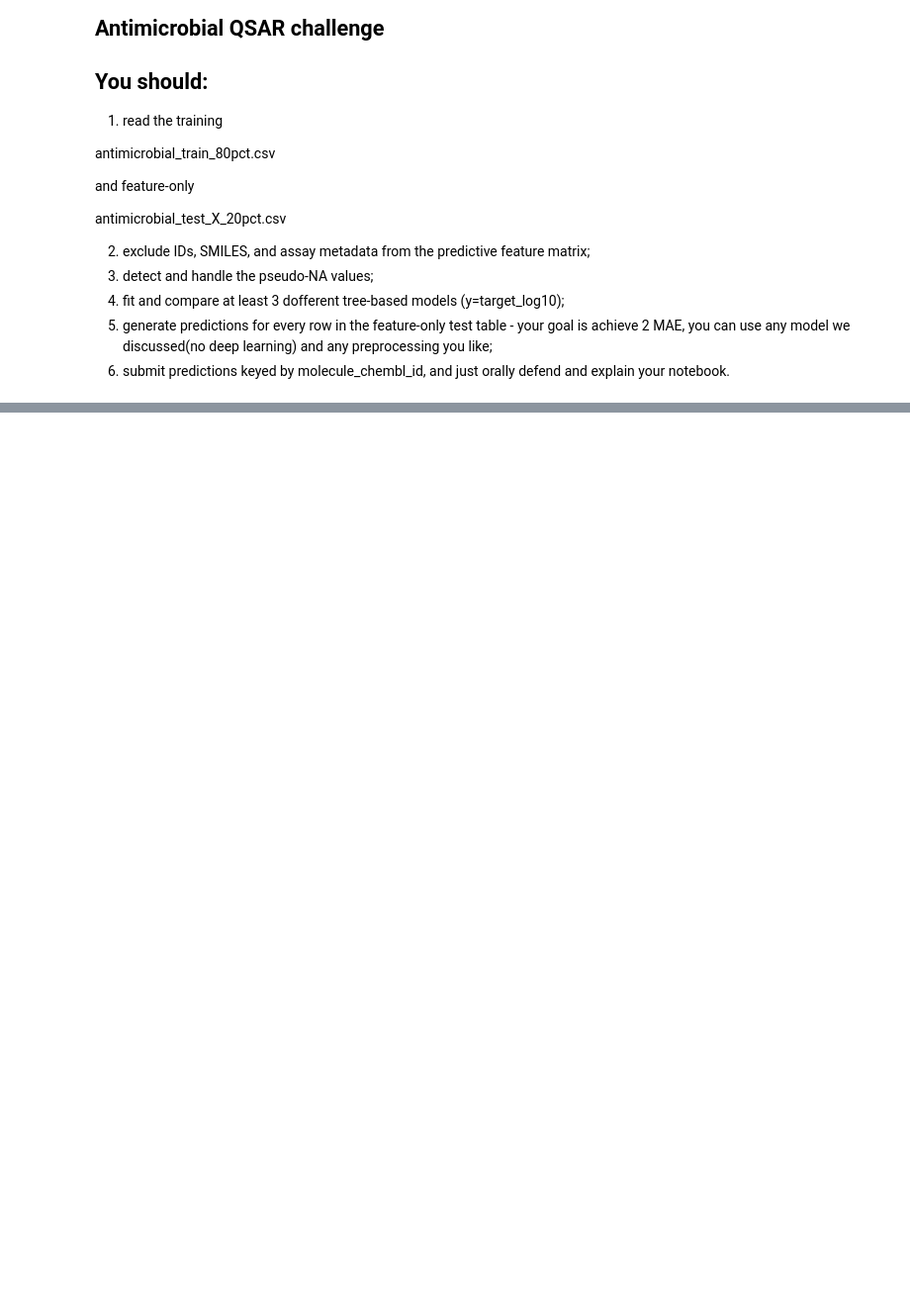
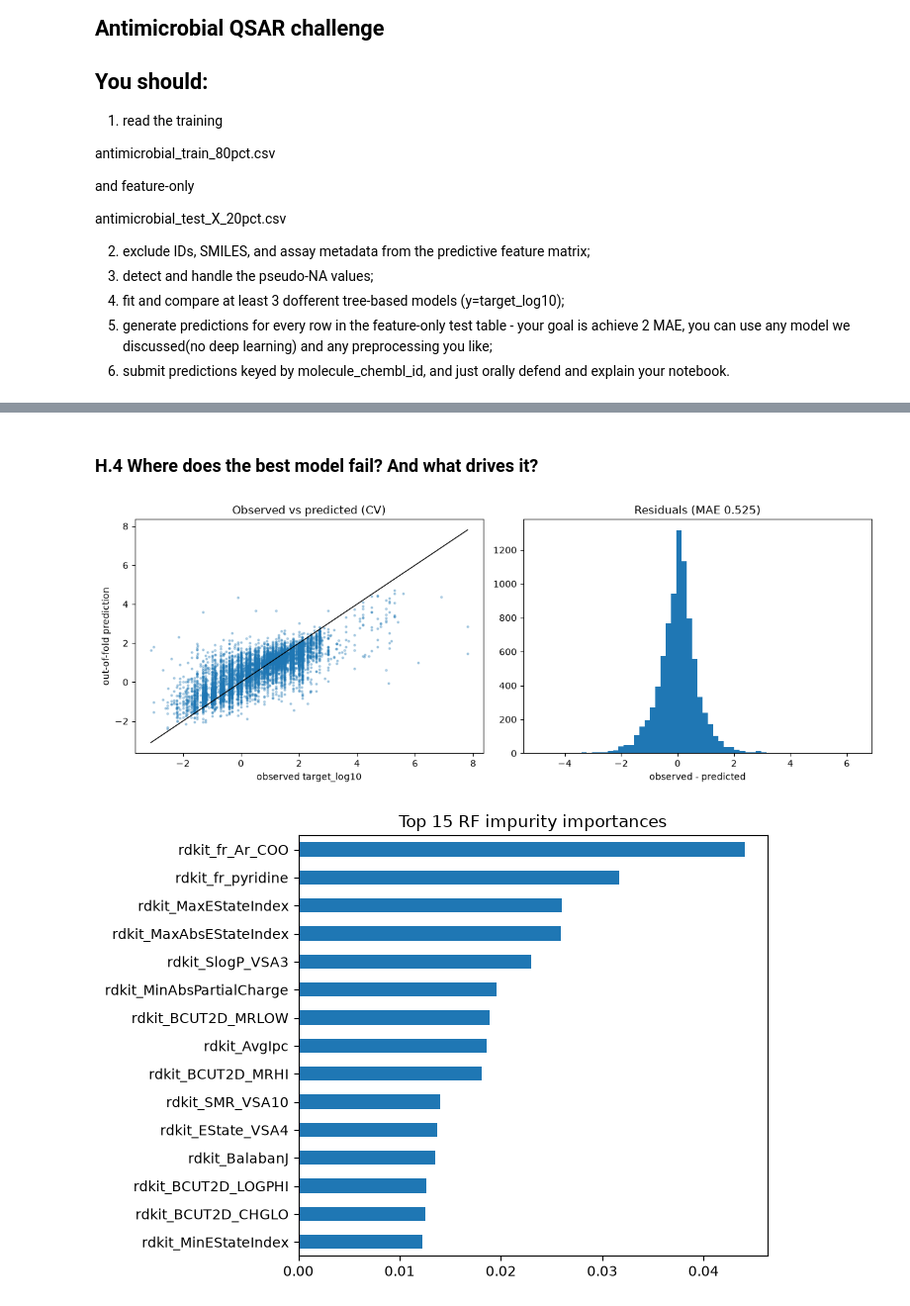
Before and after one commit to AnnGur/KSE_ML_for_bioinformatics, a Jupyter notebook: practicals/week5/Practical_05_Tree_Based_ML_QSAR_template.ipynb, the cells around one changed output, grey strips where cells are left out. Shown at 99% size. Saved outputs shown, nothing was run; the diff lists cells and outputs as text; code cells hidden in the pictures; blank space fills up the shorter version.

```diff
--- a/practicals/week5/Practical_05_Tree_Based_ML_QSAR_template.ipynb
+++ b/practicals/week5/Practical_05_Tree_Based_ML_QSAR_template.ipynb
@@ -1793,0 +1873,9 @@ antimicrobial_test_X_20pct.csv
+# %%
+def hw_prepare(frame):
+    out = frame[hw_features].copy()
+    out["rdkit_Ipc"] = np.log1p(out["rdkit_Ipc"].clip(lower=0))
+    return out
+
+HW_X = hw_prepare(hw_train)
+HW_X_TEST = hw_prepare(hw_test)
+HW_y = hw_train["target_log10"]
@@ -1793,0 +1923,13 @@ antimicrobial_test_X_20pct.csv
+# %%
+# Averaging ensemble of the best model from each family (bagging-type RF, randomised ET, boosting HGB):
+# averaging only helps when members make different errors, so we do not just take three Extra Trees.
+best_et = hw_table[hw_table["model"].str.startswith("Extra Trees")].sort_values("MAE")["model"].iloc[0]
+top3 = [best_et, "Random Forest", "HistGradientBoosting"]
+ensemble_oof = np.mean([hw_oof[n] for n in top3], axis=0)
+hw_table = pd.concat([hw_table, pd.DataFrame([hw_row("Average: " + " + ".join(top3), ensemble_oof)])])
+hw_table = hw_table.sort_values("MAE").reset_index(drop=True)
+display(hw_table.round(3))
+
+best_hw_name = hw_table.loc[0, "model"]
+print("Best by cross-validated MAE:", best_hw_name)
+print("Target for the task: MAE <= 2;  baseline (median) MAE = %.3f" % (HW_y - HW_y.median()).abs().mean())
@@ -1793,0 +1947,25 @@ antimicrobial_test_X_20pct.csv
+# %% [markdown]
+### H.4 Where does the best model fail? And what drives it?
+# %%
+best_oof = ensemble_oof if best_hw_name.startswith("Average") else hw_oof[best_hw_name]
+residual = HW_y - best_oof
+
+fig, axes = plt.subplots(1, 2, figsize=(12, 4.5))
+axes[0].scatter(HW_y, best_oof, s=4, alpha=0.3)
+lims = [HW_y.min(), HW_y.max()]
+axes[0].plot(lims, lims, color="black", linewidth=1)
+axes[0].set(xlabel="observed target_log10", ylabel="out-of-fold prediction", title="Observed vs predicted (CV)")
+axes[1].hist(residual, bins=60)
+axes[1].set(xlabel="observed - predicted", title=f"Residuals (MAE {residual.abs().mean():.3f})")
+plt.tight_layout()
+plt.show()
+
+# quick importance: impurity importance of a Random Forest fitted on all labelled data
+rf_imp = with_imputer(RandomForestRegressor(n_estimators=300, max_features=0.33, n_jobs=-1, random_state=RANDOM_STATE)).fit(HW_X, HW_y)
+importance = pd.Series(rf_imp.named_steps["model"].feature_importances_, index=hw_features).sort_values(ascending=False)
+importance.head(15).sort_values().plot.barh(figsize=(7, 5), title="Top 15 RF impurity importances")
+plt.tight_layout()
+plt.show()
+# %% [output]
+[figure, added]
+[figure, added]
```
Also changed, not shown: parts of 32 cells of this notebook, 4 other files.
